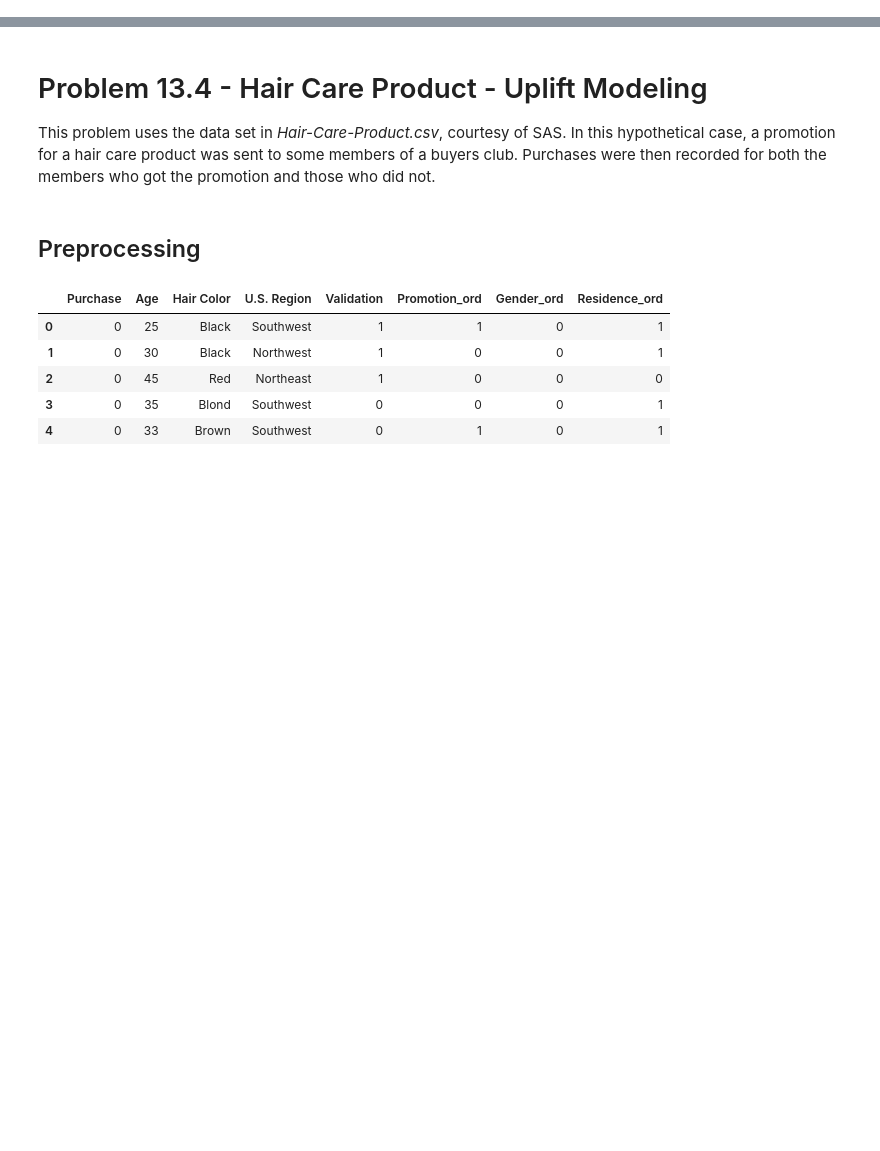
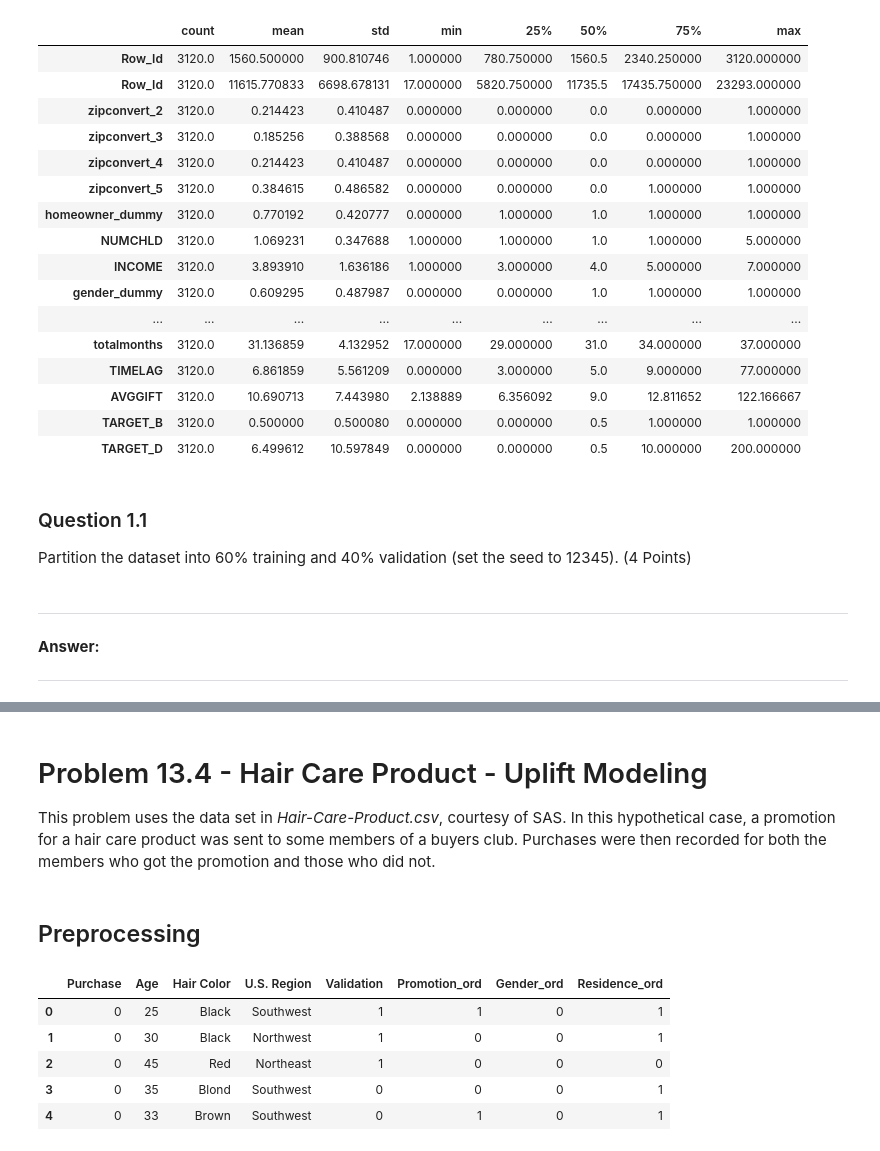
Before and after one commit to zachfreitas/ADS_505_Applied_Data_Sci_for_Business-, a Jupyter notebook: Module_4/Assignment_4/Assignment_4.ipynb, the cells around one changed output, grey strips where cells are left out. Saved outputs shown, nothing was run; the diff lists cells and outputs as text; code cells hidden in the pictures; blank space fills up the shorter version.

```diff
--- a/Module_4/Assignment_4/Assignment_4.ipynb
+++ b/Module_4/Assignment_4/Assignment_4.ipynb
@@ -44,0 +37,7 @@ from dmba import classificationSummary
+# %%
+# Dataset Sources
+Fundraising = 'https://raw.githubusercontent.com/zachfreitas/ADS_505_Applied_Data_Sci_for_Business-/main/Module_4/Assignment_4/Fundraising.csv'
+FutureFundraising = 'https://raw.githubusercontent.com/zachfreitas/ADS_505_Applied_Data_Sci_for_Business-/main/Module_4/Assignment_4/FutureFundraising.csv'
+# %%
+df = pd.read_csv(Fundraising)
+df.head()
@@ -44,0 +52,5 @@ from dmba import classificationSummary
+# %%
+df_copy = df.copy()
+
+df_copy.columns = [d.replace(' ', '_').replace('.', '') for d in df_copy.columns]
+df_copy.head()
@@ -44,0 +85,20 @@ from dmba import classificationSummary
+# %%
+df_copy.describe().T
+# %% [output]
+|  | count | mean | std | min | 25% | 50% | 75% | max |
+| Row_Id | 3120.0 | 1560.500000 | 900.810746 | 1.000000 | 780.750000 | 1560.5 | 2340.250000 | 3120.000000 |
+| Row_Id | 3120.0 | 11615.770833 | 6698.678131 | 17.000000 | 5820.750000 | 11735.5 | 17435.750000 | 23293.000000 |
+| zipconvert_2 | 3120.0 | 0.214423 | 0.410487 | 0.000000 | 0.000000 | 0.0 | 0.000000 | 1.000000 |
+| zipconvert_3 | 3120.0 | 0.185256 | 0.388568 | 0.000000 | 0.000000 | 0.0 | 0.000000 | 1.000000 |
+| zipconvert_4 | 3120.0 | 0.214423 | 0.410487 | 0.000000 | 0.000000 | 0.0 | 0.000000 | 1.000000 |
+| zipconvert_5 | 3120.0 | 0.384615 | 0.486582 | 0.000000 | 0.000000 | 0.0 | 1.000000 | 1.000000 |
+| homeowner_dummy | 3120.0 | 0.770192 | 0.420777 | 0.000000 | 1.000000 | 1.0 | 1.000000 | 1.000000 |
+| NUMCHLD | 3120.0 | 1.069231 | 0.347688 | 1.000000 | 1.000000 | 1.0 | 1.000000 | 5.000000 |
+| INCOME | 3120.0 | 3.893910 | 1.636186 | 1.000000 | 3.000000 | 4.0 | 5.000000 | 7.000000 |
+| gender_dummy | 3120.0 | 0.609295 | 0.487987 | 0.000000 | 0.000000 | 1.0 | 1.000000 | 1.000000 |
+| ... | ... | ... | ... | ... | ... | ... | ... | ... |
+| totalmonths | 3120.0 | 31.136859 | 4.132952 | 17.000000 | 29.000000 | 31.0 | 34.000000 | 37.000000 |
+| TIMELAG | 3120.0 | 6.861859 | 5.561209 | 0.000000 | 3.000000 | 5.0 | 9.000000 | 77.000000 |
+| AVGGIFT | 3120.0 | 10.690713 | 7.443980 | 2.138889 | 6.356092 | 9.0 | 12.811652 | 122.166667 |
+| TARGET_B | 3120.0 | 0.500000 | 0.500080 | 0.000000 | 0.000000 | 0.5 | 1.000000 | 1.000000 |
+| TARGET_D | 3120.0 | 6.499612 | 10.597849 | 0.000000 | 0.000000 | 0.5 | 10.000000 | 200.000000 |
@@ -44,0 +113,3 @@ from dmba import classificationSummary
+# %% [markdown]
+### Question 1.1
+Partition the dataset into 60% training and 40% validation (set the seed to 12345). (4 Points)
@@ -44,0 +118,5 @@ from dmba import classificationSummary
+# %% [markdown]
+---
+**Answer:** <br>
+
+---
```
Also changed, not shown: parts of 25 cells of this notebook.
